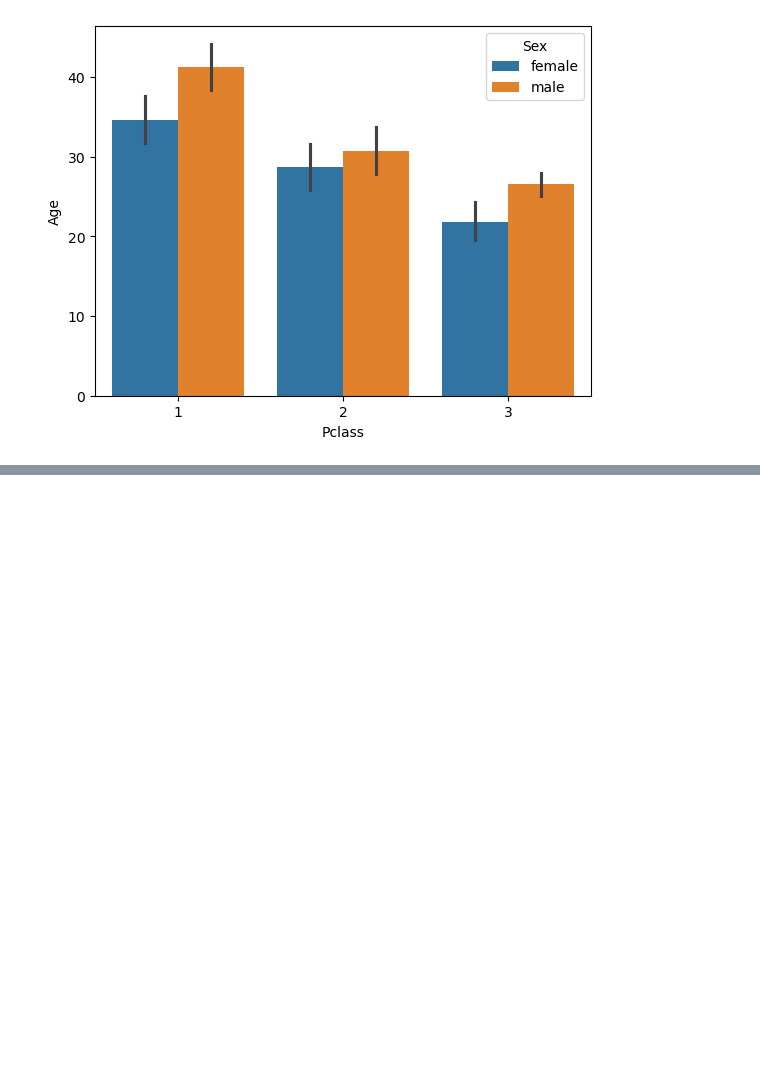
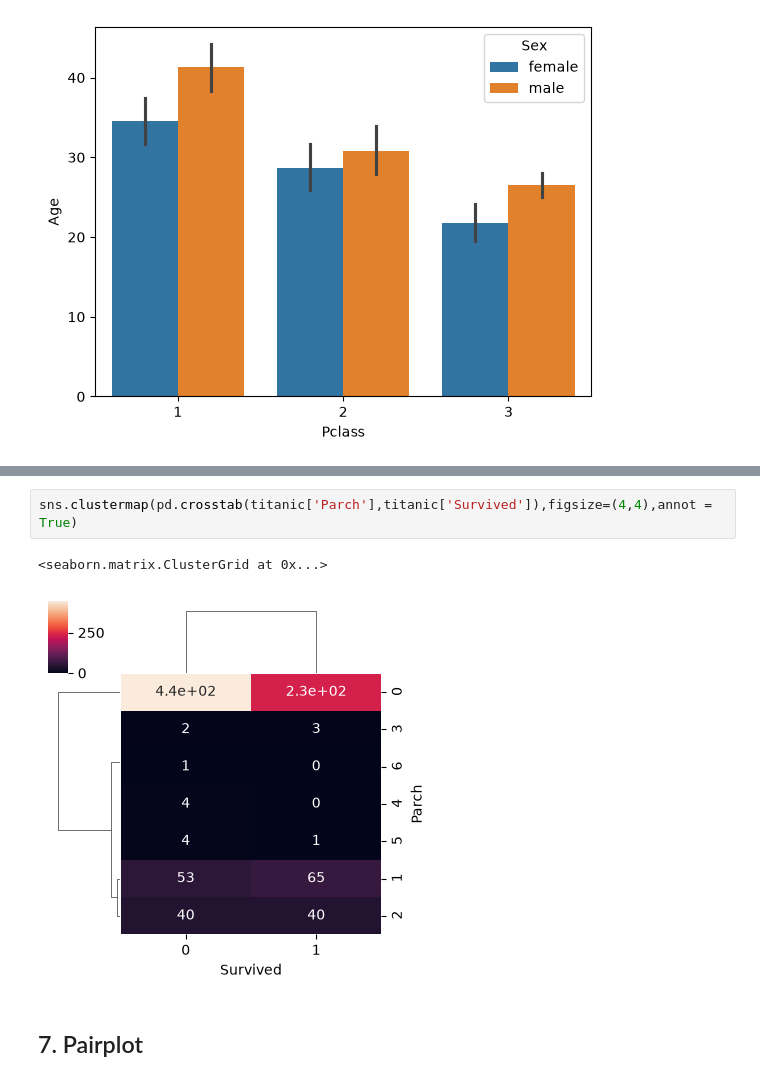
Before and after one commit to ehtishamsher/campus_x_100_days_of_ml, a Jupyter notebook: day_21/bivariate_analysis.ipynb, the cells around one changed output, grey strips where cells are left out. Cells and saved outputs as stored; diff of their text form; blank space fills up the shorter version.

```diff
--- a/day_21/bivariate_analysis.ipynb
+++ b/day_21/bivariate_analysis.ipynb
@@ -65,0 +125,7 @@ sns.barplot(data=titanic,x='Pclass',y='Fare',hue=titanic['Sex'])
+# %%
+sns.clustermap(pd.crosstab(titanic['Parch'],titanic['Survived']),figsize=(4,4),annot = True)
+# %% [output]
+<seaborn.matrix.ClusterGrid at 0x...>
+[figure, added]
+# %% [markdown]
+## 7. Pairplot
```
Also changed, not shown: parts of 22 cells of this notebook.
